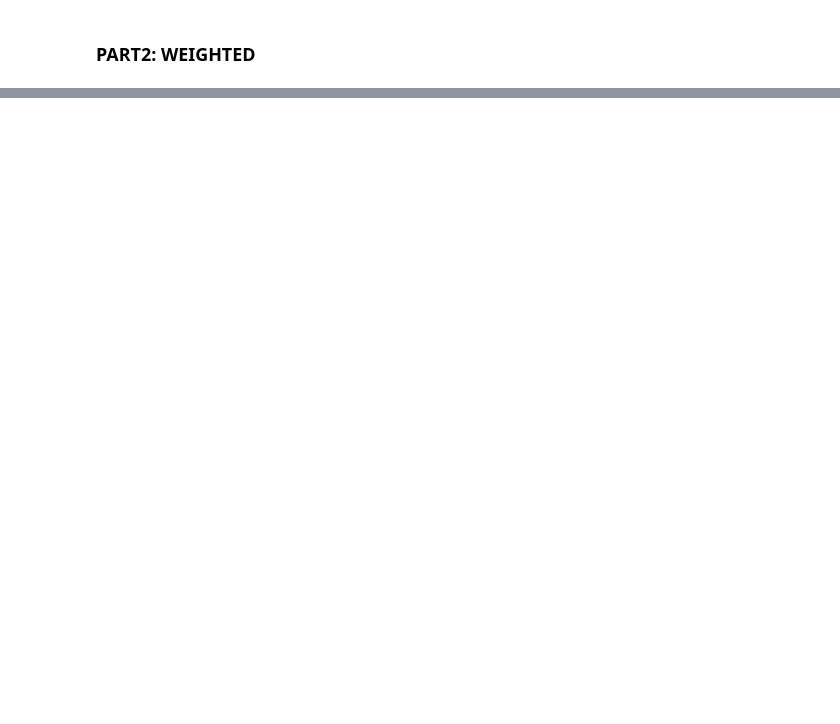
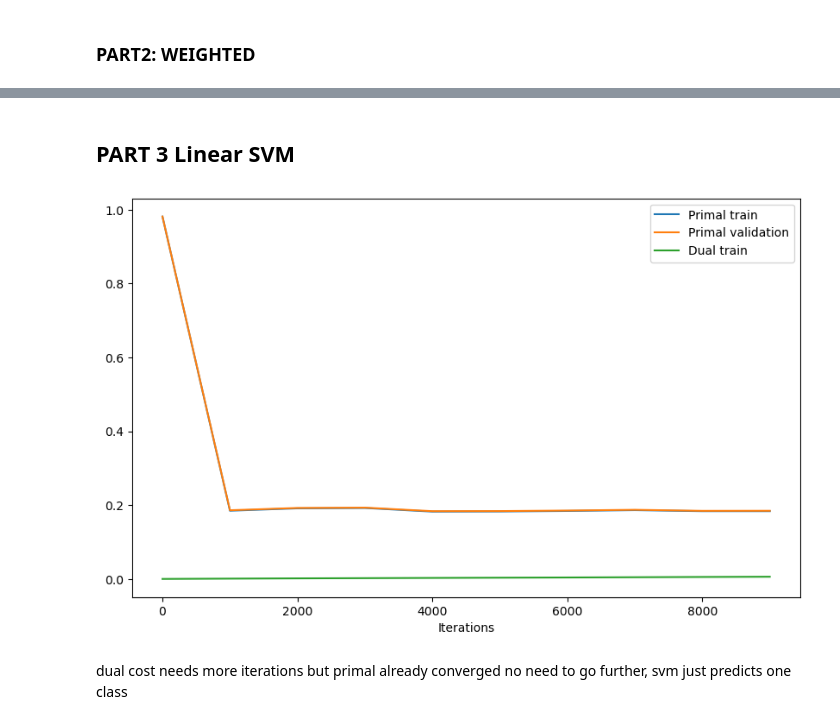
Before and after one commit to Giova9222/ML_project1, a Jupyter notebook: runprime.ipynb, the cells around one changed output, grey strips where cells are left out. Drawn from its saved outputs; the diff is of its cells as text; code cells hidden in the pictures; blank space fills up the shorter version.

Commit message:
quasi finale

```diff
--- a/runprime.ipynb
+++ b/runprime.ipynb
@@ -250 +324,6 @@ F1 score: 0.4206537186167693
+# %%
+####RETRAINING ON WHOLE DATASET
+full=np.concatenate([X_tr_selected,X_val_selected])
+y_full = np.concatenate([y_tr, y_val])
+wfinal,final_loss=logistic_regression(y_full,full,np.zeros(full.shape[1]),5000,0.1)
 # %%
@@ -408,0 +420,2 @@ F1 score: 0.051513631041980264
+# %% [markdown]
+## PART 3 Linear SVM
@@ -408,0 +478,46 @@ F1 score: 0.051513631041980264
+# %%
+def coordinate_descent_for_svm_demo(y_tr, X_tr, y_val, X_val):
+    max_iter = int(1e4)
+    lambda_ = 0.01
+
+    p_costs_tr, d_costs_tr, p_costs_val = [], [], []
+    iterations = []
+
+    N, d = X_tr.shape
+    w = np.zeros(d)
+    alpha = np.zeros(N)
+
+    for it in range(max_iter):
+        n = np.random.randint(N)
+
+        w, alpha = calculate_coordinate_update(
+            y_tr, X_tr, lambda_, alpha, w, n
+        )
+
+        if it % 1000 == 0:
+            primal_tr = calculate_primal_objective(y_tr, X_tr, w, lambda_)
+            primal_val = calculate_primal_objective(y_val, X_val, w, lambda_)
+            dual_tr = np.mean(alpha) - lambda_ / 2 * np.dot(w, w)
+
+            p_costs_tr.append(primal_tr)
+            p_costs_val.append(primal_val)
+            d_costs_tr.append(dual_tr)
+            iterations.append(it + 1)
+
+    plt.figure(figsize=(10, 6))
+    plt.plot(iterations, p_costs_tr, label="Primal train")
+    plt.plot(iterations, p_costs_val, label="Primal validation")
+    plt.plot(iterations,d_costs_tr,label="Dual train")
+    plt.xlabel("Iterations")
+    plt.legend()
+    plt.show()
+
+
+    return w, alpha
+
+
+w_svm,alpha=coordinate_descent_for_svm_demo(2*(y_tr-0.5), X_tr_selected,2*(y_val-0.5),X_val_selected)
+# %% [output]
+[figure, added]
+# %% [markdown]
+dual cost needs more iterations but primal already converged no need to go further, svm just predicts one class
```
Also changed, not shown: parts of 43 cells of this notebook, 3 other files.
